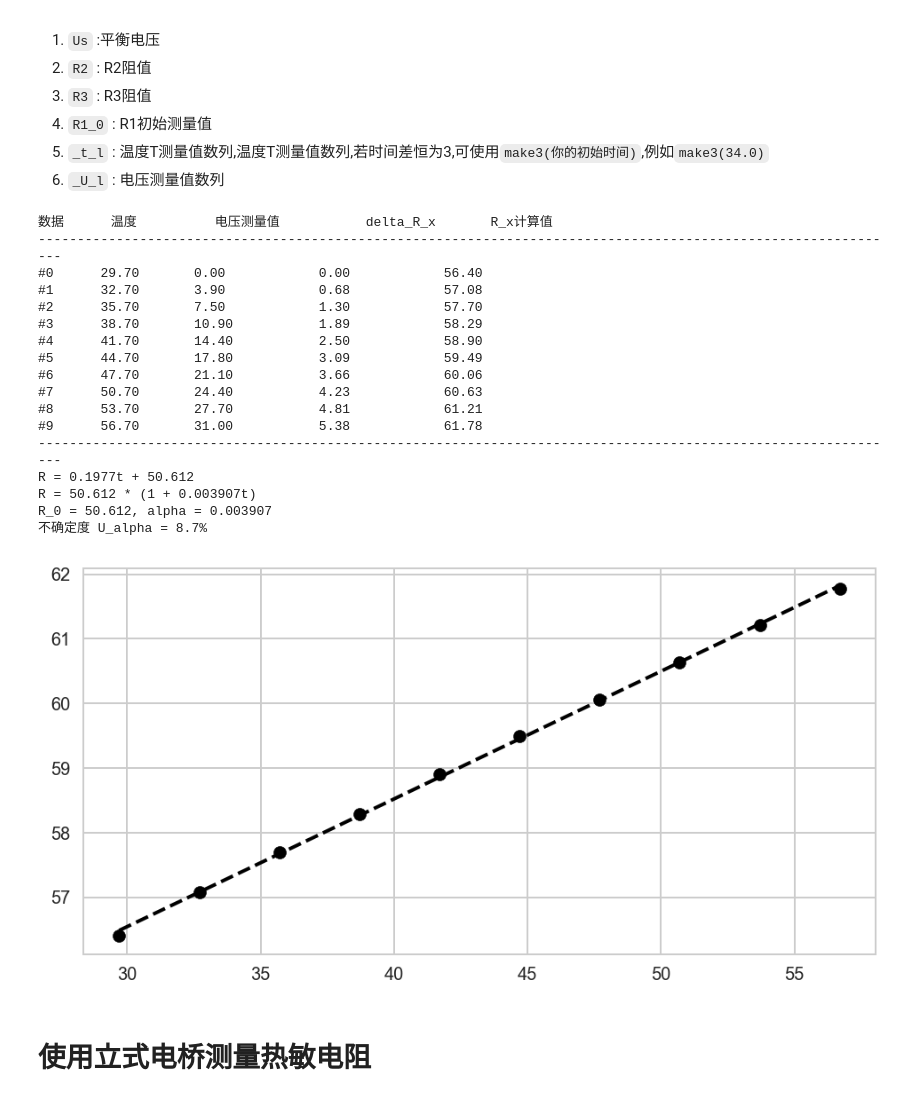
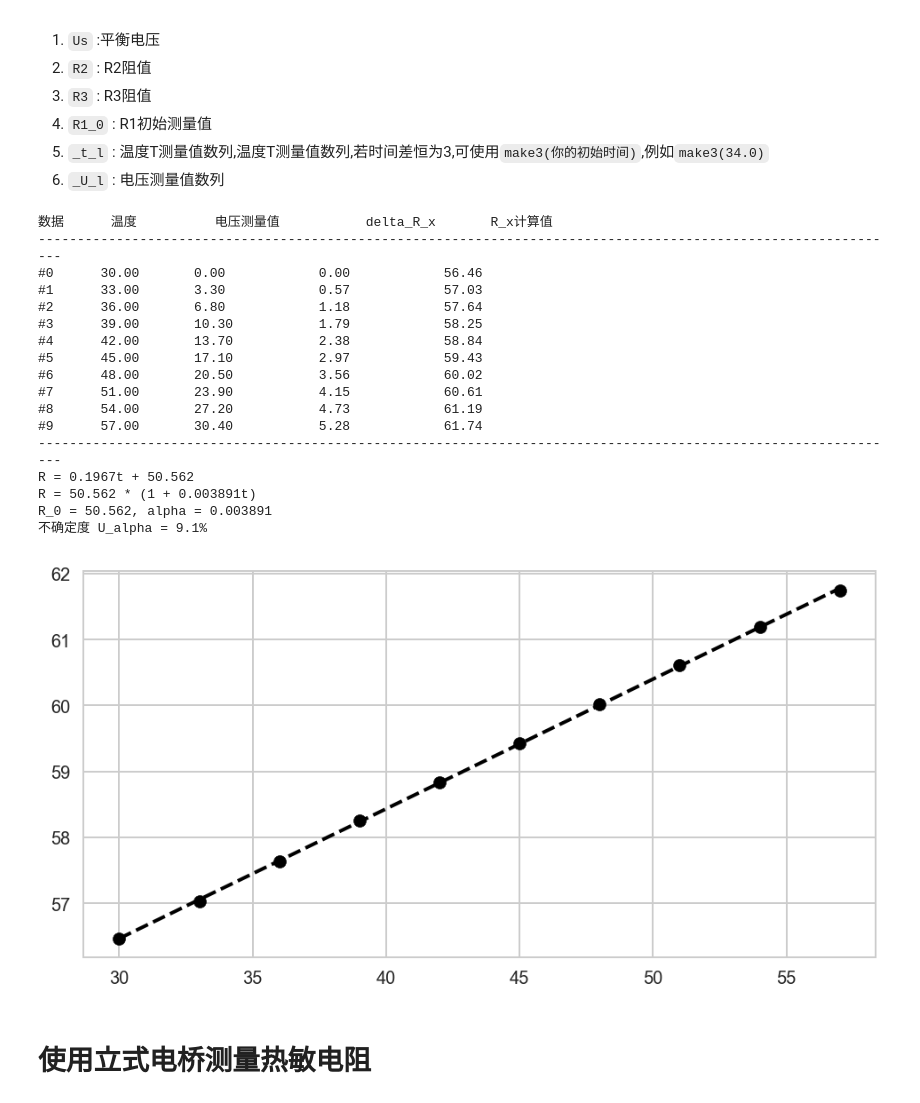
Before and after one commit to Yangjiaxi/pe, a Jupyter notebook: DC Bridge/DC_B.ipynb, the cells around one changed output. Saved outputs shown, nothing was run; the diff lists cells and outputs as text; code cells hidden in the pictures.

```diff
--- a/DC Bridge/DC_B.ipynb
+++ b/DC Bridge/DC_B.ipynb
@@ -124,32 +124,32 @@ def l_bridge(Us, R2, R3, R1_0, _t_l, _U_l):
 # %%
 l_data = {
     'Us'   : 1.3,
     'R2'   : 50,
     'R3'   : 50,
-    'R1_0' : 56.40,
-    '_t_l' : make3(29.7),
-    '_U_l' : [0,3.9,7.5,10.9,14.4,17.8,21.1,24.4,27.7,31.0]
+    'R1_0' : 56.46,
+    '_t_l' : make3(30),
+    '_U_l' : [0,3.3,6.8,10.3,13.7,17.1,20.5,23.9,27.2,30.4]
 }
 l_bridge(**l_data)
 # %% [output]
 数据      温度          电压测量值           delta_R_x       R_x计算值
 ---------------------------------------------------------------------------------------------------------------
-#0      29.70       0.00            0.00            56.40
-#1      32.70       3.90            0.68            57.08
-#2      35.70       7.50            1.30            57.70
-#3      38.70       10.90           1.89            58.29
-#4      41.70       14.40           2.50            58.90
-#5      44.70       17.80           3.09            59.49
-#6      47.70       21.10           3.66            60.06
-#7      50.70       24.40           4.23            60.63
-#8      53.70       27.70           4.81            61.21
-#9      56.70       31.00           5.38            61.78
+#0      30.00       0.00            0.00            56.46
+#1      33.00       3.30            0.57            57.03
+#2      36.00       6.80            1.18            57.64
+#3      39.00       10.30           1.79            58.25
+#4      42.00       13.70           2.38            58.84
+#5      45.00       17.10           2.97            59.43
+#6      48.00       20.50           3.56            60.02
+#7      51.00       23.90           4.15            60.61
+#8      54.00       27.20           4.73            61.19
+#9      57.00       30.40           5.28            61.74
 ---------------------------------------------------------------------------------------------------------------
-R = 0.1977t + 50.612
-R = 50.612 * (1 + 0.003907t)
-R_0 = 50.612, alpha = 0.003907
-不确定度 U_alpha = 8.7%
+R = 0.1967t + 50.562
+R = 50.562 * (1 + 0.003891t)
+R_0 = 50.562, alpha = 0.003891
+不确定度 U_alpha = 9.1%
-[figure, old version]
+[figure, new version]
 # %% [markdown]
 # 使用立式电桥测量热敏电阻
 # %%
```
Also changed, not shown: parts of 3 cells of this notebook.
